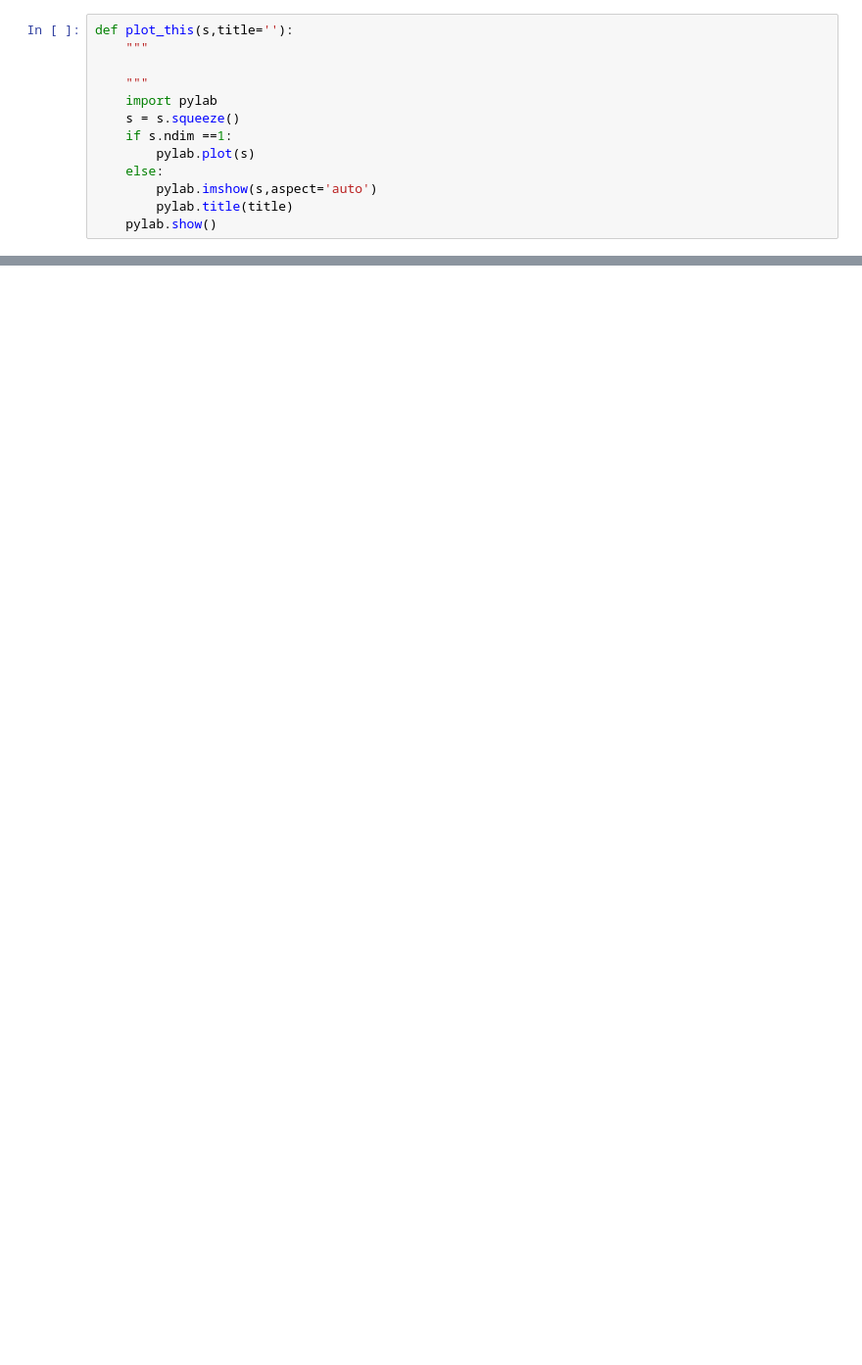
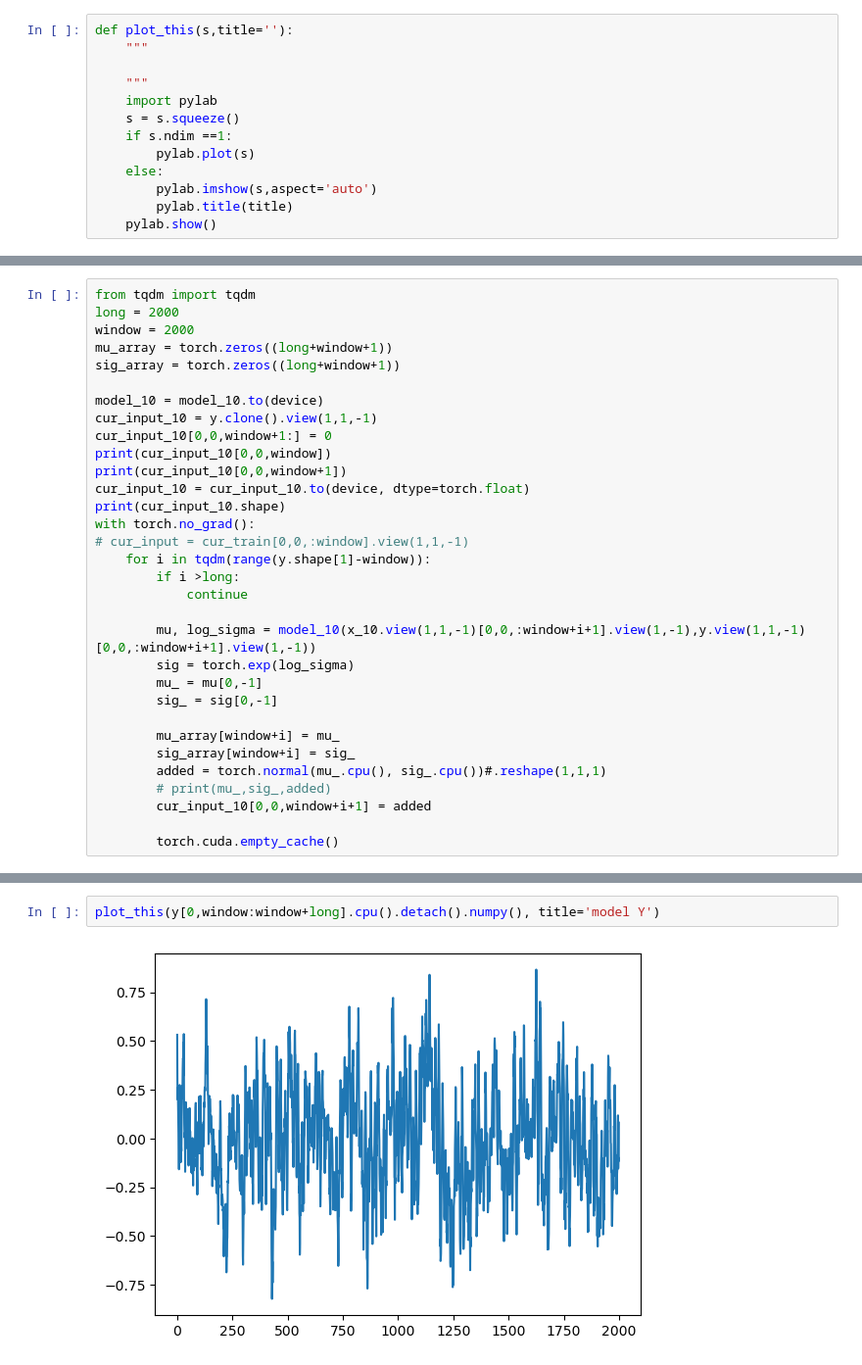
Before and after one commit to ephiephi/Undiff, a Jupyter notebook: 20_check_exp_p.ipynb, the cells around one changed output, grey strips where cells are left out. Shown at 98% size. Saved outputs shown, nothing was run; the diff lists cells and outputs as text; blank space fills up the shorter version.

```diff
--- a/20_check_exp_p.ipynb
+++ b/20_check_exp_p.ipynb
@@ -39,0 +94,32 @@ plot_this(wav_3[:,:16000], title="3")
+# %%
+from tqdm import tqdm
+long = 2000
+window = 2000
+mu_array = torch.zeros((long+window+1))
+sig_array = torch.zeros((long+window+1))
+
+model_10 = model_10.to(device)
+cur_input_10 = y.clone().view(1,1,-1)
+cur_input_10[0,0,window+1:] = 0
+print(cur_input_10[0,0,window])
+print(cur_input_10[0,0,window+1])
+cur_input_10 = cur_input_10.to(device, dtype=torch.float)
+print(cur_input_10.shape)
+with torch.no_grad():
+# cur_input = cur_train[0,0,:window].view(1,1,-1)
+    for i in tqdm(range(y.shape[1]-window)):
+        if i >long:
+            continue
+
+        mu, log_sigma = model_10(x_10.view(1,1,-1)[0,0,:window+i+1].view(1,-1),y.view(1,1,-1)[0,0,:window+i+1].view(1,-1))
+        sig = torch.exp(log_sigma)
+        mu_ = mu[0,-1]
+        sig_ = sig[0,-1]
+
+        mu_array[window+i] = mu_
+        sig_array[window+i] = sig_
+        added = torch.normal(mu_.cpu(), sig_.cpu())#.reshape(1,1,1)
+        # print(mu_,sig_,added)
+        cur_input_10[0,0,window+i+1] = added
+
+        torch.cuda.empty_cache()
@@ -39,0 +185,4 @@ plot_this(wav_3[:,:16000], title="3")
+# %%
+plot_this(y[0,window:window+long].cpu().detach().numpy(), title='model Y')
+# %% [output]
+[figure, added]
```
Also changed, not shown: parts of 18 cells of this notebook, 17 other files.
